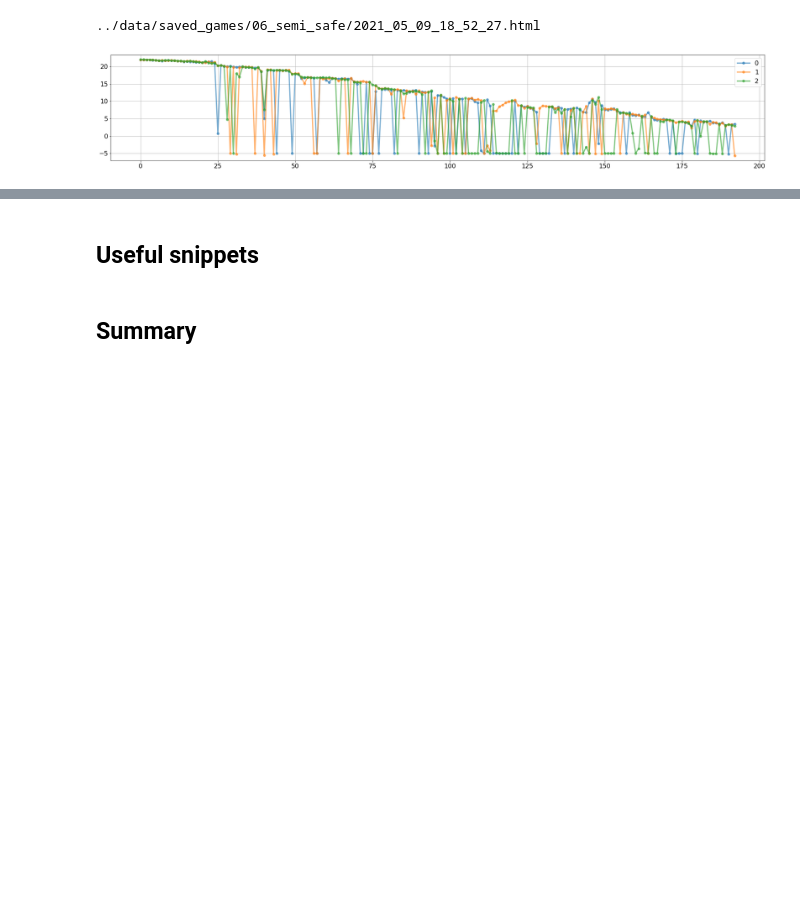
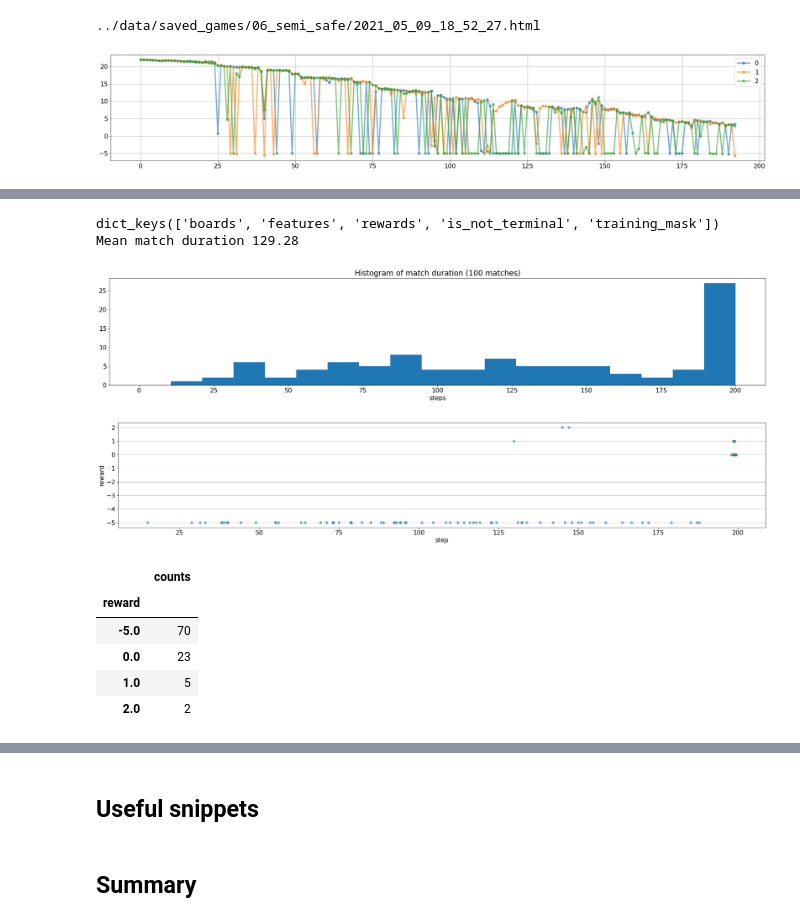
Before and after one commit to ironbar/hungry_geese, a Jupyter notebook: notebooks/010_ladder_of_agents_4.ipynb, the cells around one changed output, grey strips where cells are left out. Drawn from its saved outputs; the diff is of its cells as text; code cells hidden in the pictures; blank space fills up the shorter version.

```diff
--- a/notebooks/010_ladder_of_agents_4.ipynb
+++ b/notebooks/010_ladder_of_agents_4.ipynb
@@ -533,0 +564,13 @@ history
+# %%
+explore_train_data('/mnt/hdd0/Kaggle/hungry_geese/models/39_more_trains_after_bugfix/02_epsilon_greedy_01_discount_factor_1/epoch_5200.npz')
+# %% [output]
+dict_keys(['boards', 'features', 'rewards', 'is_not_terminal', 'training_mask'])
+Mean match duration 129.28
+[figure, added]
+[figure, added]
+|  | counts |
+| reward |  |
+| -5.0 | 70 |
+| 0.0 | 23 |
+| 1.0 | 5 |
+| 2.0 | 2 |
```
Also changed, not shown: parts of 18 cells of this notebook.
